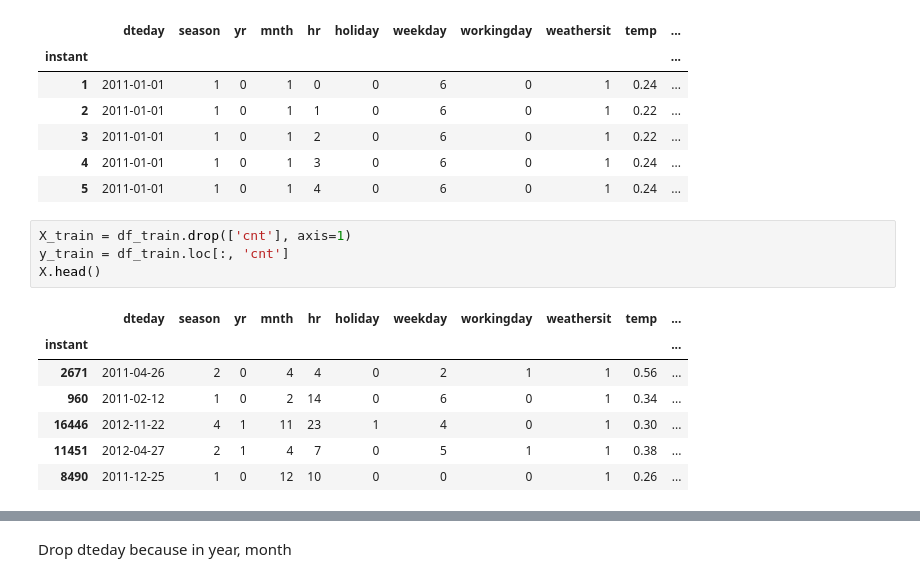
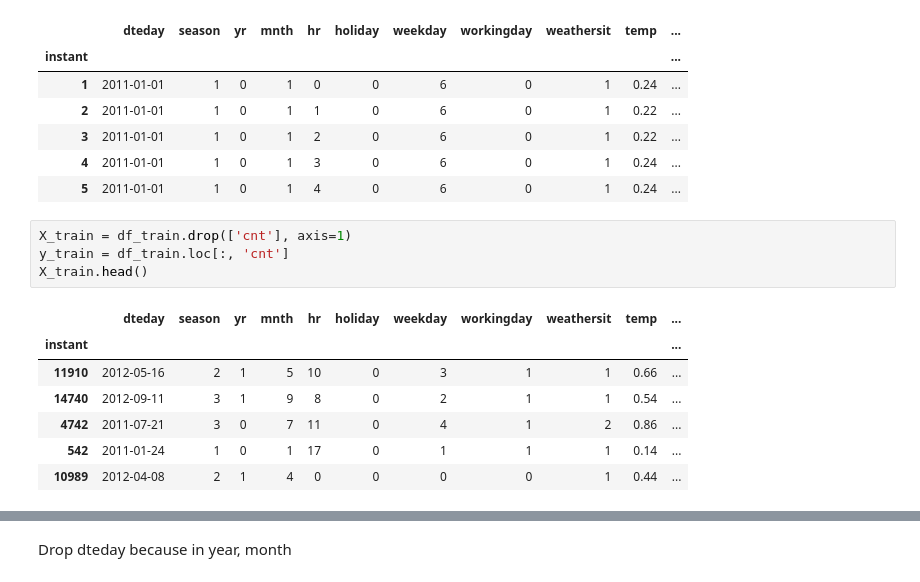
Before and after one commit to AlexeyMarg/ML_bicycle_sharing, a Jupyter notebook: bicycle_prediction.ipynb, the cells around one changed output, grey strips where cells are left out. Saved outputs shown, nothing was run; the diff lists cells and outputs as text.

```diff
--- a/bicycle_prediction.ipynb
+++ b/bicycle_prediction.ipynb
@@ -79,15 +79,15 @@ df.head()
 # %%
 X_train = df_train.drop(['cnt'], axis=1)
 y_train = df_train.loc[:, 'cnt']
-X.head()
+X_train.head()
 # %% [output]
 |  | dteday | season | yr | mnth | hr | holiday | weekday | workingday | weathersit | temp | ... |
 | instant |  |  |  |  |  |  |  |  |  |  | ... |
-| 2671 | 2011-04-26 | 2 | 0 | 4 | 4 | 0 | 2 | 1 | 1 | 0.56 | ... |
-| 960 | 2011-02-12 | 1 | 0 | 2 | 14 | 0 | 6 | 0 | 1 | 0.34 | ... |
-| 16446 | 2012-11-22 | 4 | 1 | 11 | 23 | 1 | 4 | 0 | 1 | 0.30 | ... |
-| 11451 | 2012-04-27 | 2 | 1 | 4 | 7 | 0 | 5 | 1 | 1 | 0.38 | ... |
-| 8490 | 2011-12-25 | 1 | 0 | 12 | 10 | 0 | 0 | 0 | 1 | 0.26 | ... |
+| 11910 | 2012-05-16 | 2 | 1 | 5 | 10 | 0 | 3 | 1 | 1 | 0.66 | ... |
+| 14740 | 2012-09-11 | 3 | 1 | 9 | 8 | 0 | 2 | 1 | 1 | 0.54 | ... |
+| 4742 | 2011-07-21 | 3 | 0 | 7 | 11 | 0 | 4 | 1 | 2 | 0.86 | ... |
+| 542 | 2011-01-24 | 1 | 0 | 1 | 17 | 0 | 1 | 1 | 1 | 0.14 | ... |
+| 10989 | 2012-04-08 | 2 | 1 | 4 | 0 | 0 | 0 | 0 | 1 | 0.44 | ... |
 # %%
 y_train.head()
 # %% [output]
```
Also changed, not shown: parts of 9 cells of this notebook.
